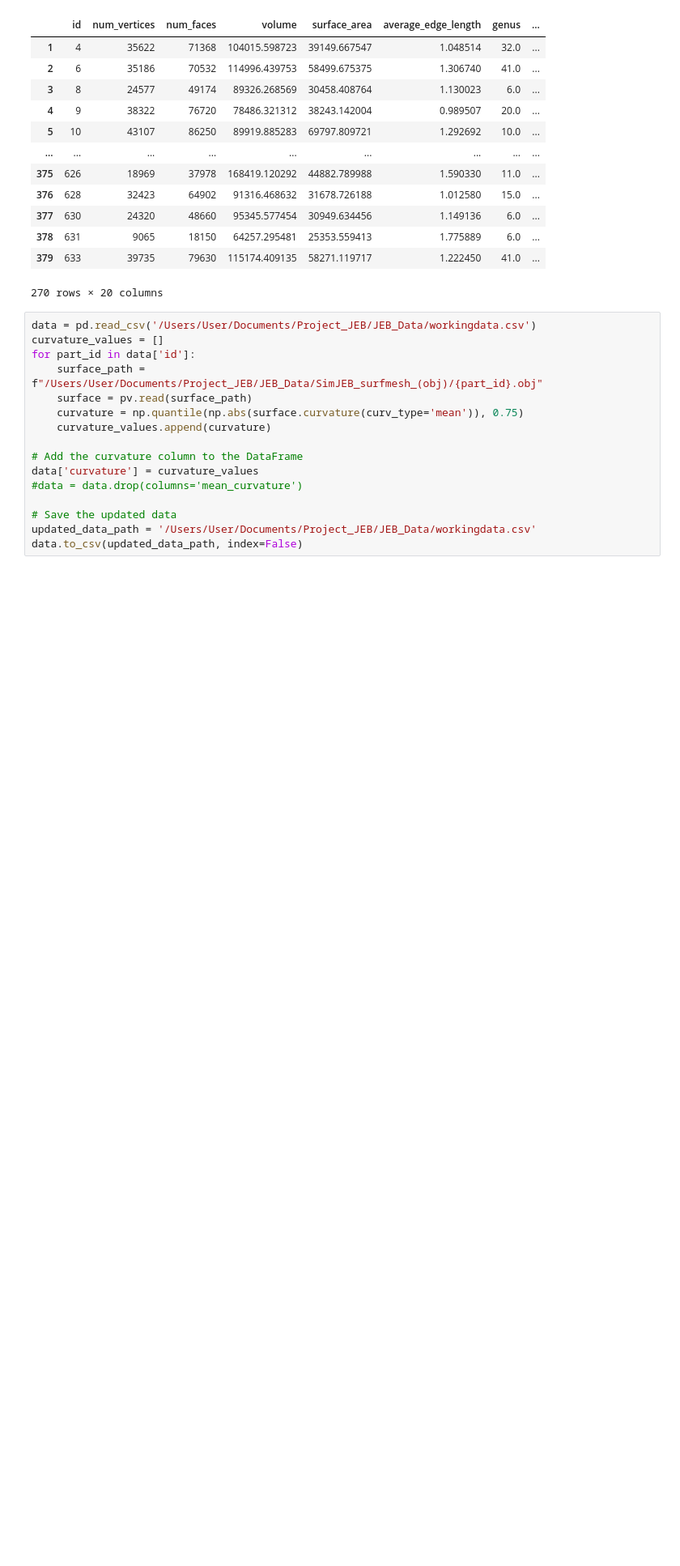
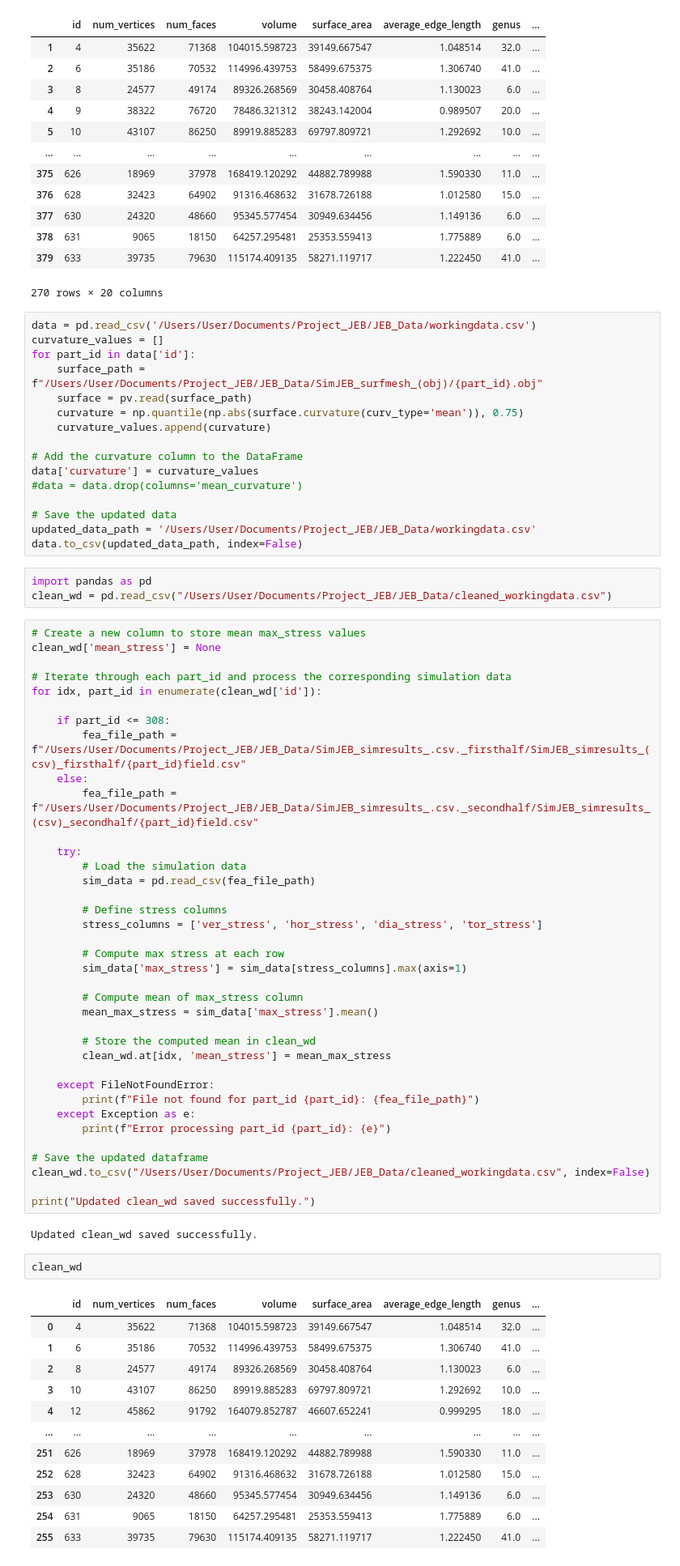
Before and after one commit to mishramlan/JEB-structural-simulation, a Jupyter notebook: Notebooks/Data_Analysis/feature_analysis.ipynb, the cells around one changed output. Shown: that part at 81% size. Saved outputs shown, nothing was run; the diff lists cells and outputs as text; blank space fills up the shorter version.

```diff
--- a/Notebooks/Data_Analysis/feature_analysis.ipynb
+++ b/Notebooks/Data_Analysis/feature_analysis.ipynb
@@ -290,3 +290,60 @@ data['curvature'] = curvature_values
 # Save the updated data
 updated_data_path = '/Users/User/Documents/Project_JEB/JEB_Data/workingdata.csv'
 data.to_csv(updated_data_path, index=False)
+# %%
+import pandas as pd
+clean_wd = pd.read_csv("/Users/User/Documents/Project_JEB/JEB_Data/cleaned_workingdata.csv")
+# %%
+# Create a new column to store mean max_stress values
+clean_wd['mean_stress'] = None
+
+# Iterate through each part_id and process the corresponding simulation data
+for idx, part_id in enumerate(clean_wd['id']):
+
+    if part_id <= 308:
+        fea_file_path = f"/Users/User/Documents/Project_JEB/JEB_Data/SimJEB_simresults_.csv._firsthalf/SimJEB_simresults_(csv)_firsthalf/{part_id}field.csv"
+    else:
+        fea_file_path = f"/Users/User/Documents/Project_JEB/JEB_Data/SimJEB_simresults_.csv._secondhalf/SimJEB_simresults_(csv)_secondhalf/{part_id}field.csv"
+
+    try:
+        # Load the simulation data
+        sim_data = pd.read_csv(fea_file_path)
+
+        # Define stress columns
+        stress_columns = ['ver_stress', 'hor_stress', 'dia_stress', 'tor_stress']
+
+        # Compute max stress at each row
+        sim_data['max_stress'] = sim_data[stress_columns].max(axis=1)
+
+        # Compute mean of max_stress column
+        mean_max_stress = sim_data['max_stress'].mean()
+
+        # Store the computed mean in clean_wd
+        clean_wd.at[idx, 'mean_stress'] = mean_max_stress
+
+    except FileNotFoundError:
+        print(f"File not found for part_id {part_id}: {fea_file_path}")
+    except Exception as e:
+        print(f"Error processing part_id {part_id}: {e}")
+
+# Save the updated dataframe
+clean_wd.to_csv("/Users/User/Documents/Project_JEB/JEB_Data/cleaned_workingdata.csv", index=False)
+
+print("Updated clean_wd saved successfully.")
+# %% [output]
+Updated clean_wd saved successfully.
+# %%
+clean_wd
+# %% [output]
+|  | id | num_vertices | num_faces | volume | surface_area | average_edge_length | genus | ... |
+| 0 | 4 | 35622 | 71368 | 104015.598723 | 39149.667547 | 1.048514 | 32.0 | ... |
+| 1 | 6 | 35186 | 70532 | 114996.439753 | 58499.675375 | 1.306740 | 41.0 | ... |
+| 2 | 8 | 24577 | 49174 | 89326.268569 | 30458.408764 | 1.130023 | 6.0 | ... |
+| 3 | 10 | 43107 | 86250 | 89919.885283 | 69797.809721 | 1.292692 | 10.0 | ... |
+| 4 | 12 | 45862 | 91792 | 164079.852787 | 46607.652241 | 0.999295 | 18.0 | ... |
+| ... | ... | ... | ... | ... | ... | ... | ... | ... |
+| 251 | 626 | 18969 | 37978 | 168419.120292 | 44882.789988 | 1.590330 | 11.0 | ... |
+| 252 | 628 | 32423 | 64902 | 91316.468632 | 31678.726188 | 1.012580 | 15.0 | ... |
+| 253 | 630 | 24320 | 48660 | 95345.577454 | 30949.634456 | 1.149136 | 6.0 | ... |
+| 254 | 631 | 9065 | 18150 | 64257.295481 | 25353.559413 | 1.775889 | 6.0 | ... |
+| 255 | 633 | 39735 | 79630 | 115174.409135 | 58271.119717 | 1.222450 | 41.0 | ... |
```
Also changed, not shown: parts of 1 cell of this notebook, 6 other files.
